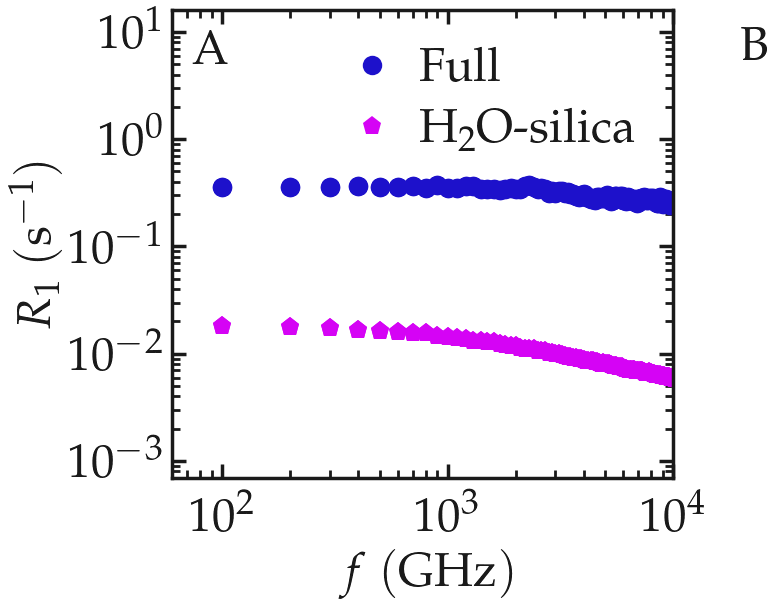
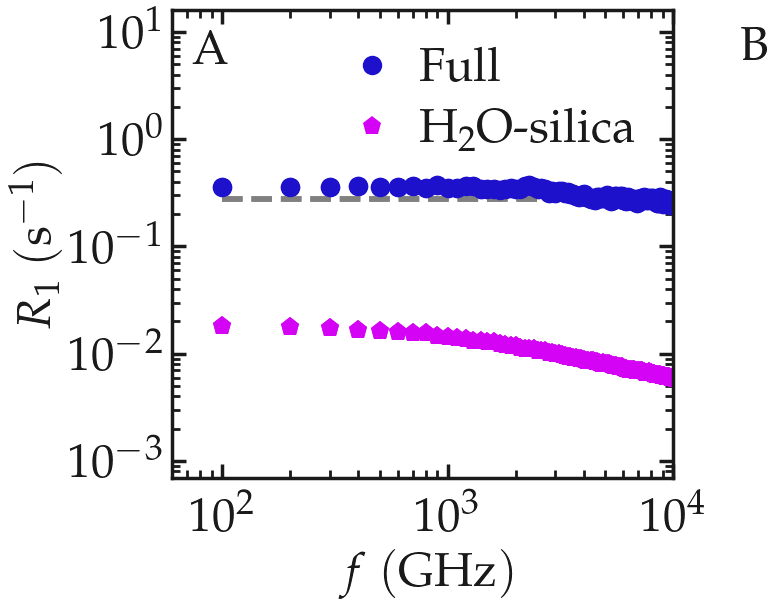
Unified diff of the notebook cell whose output changed from the first chart to the second:
--- before
+++ after
@@ -24,4 +24,10 @@
     # Panel 2
     myplt.add_panel()
+
+    data_path = git_path + "/.submodules/dataset-water-in-silica/analysis/nmr_full/"
+
+    x = np.linspace(100, 4000)
+    myplt.add_plot(x = x, y = x * 0 + 1/3.588, type = "loglog", linewidth_data = 3,
+                marker = "--", data_color = np.array([0.5, 0.5, 0.5]), markersize = 14) # , data_label = r'Bulk water')
 
     data_path = git_path + "/.submodules/dataset-water-in-silica/analysis/nmr_full/"

Commit: updated confinnement page